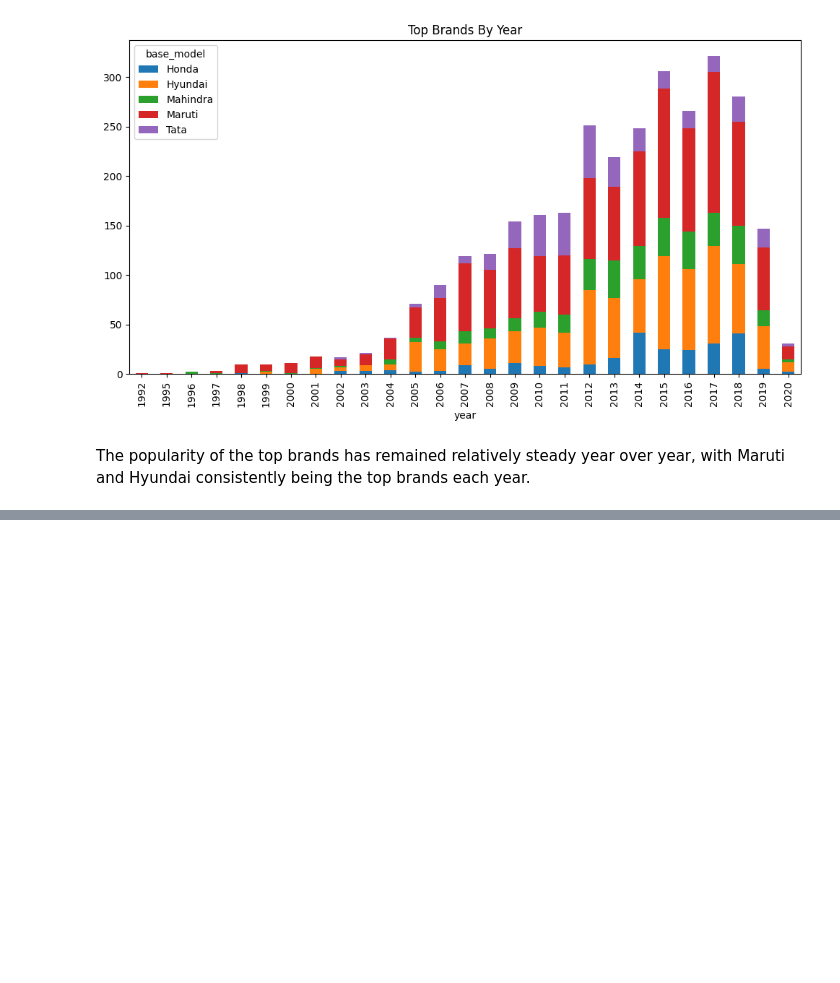
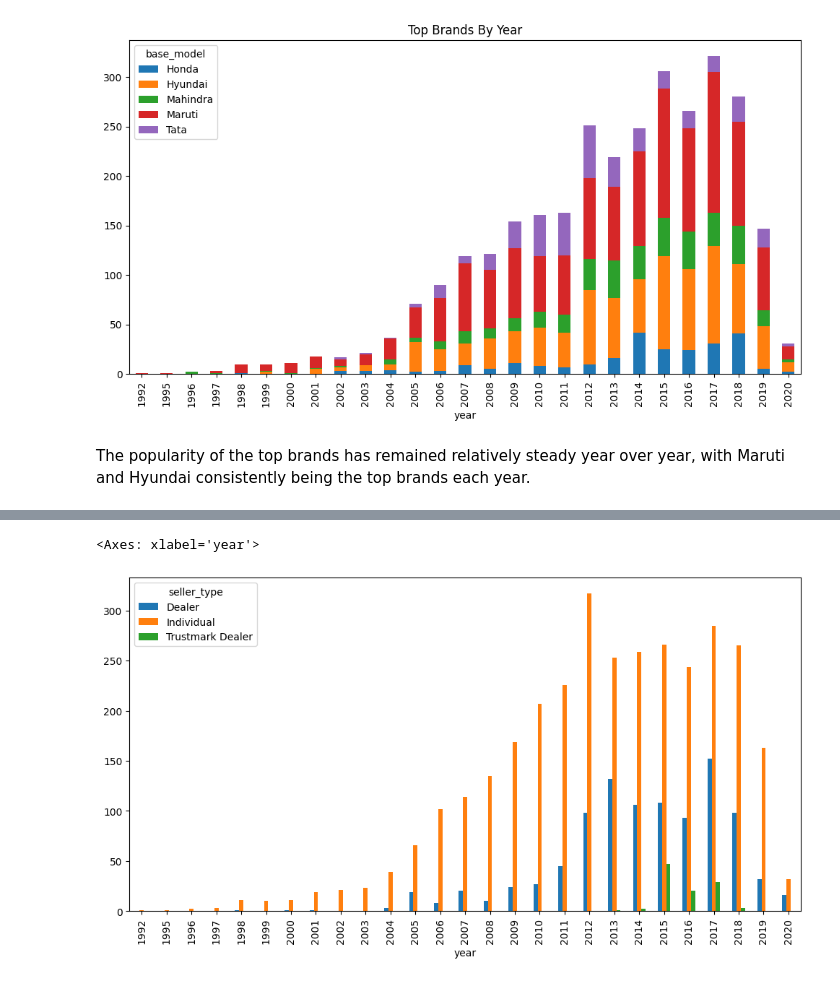
Before and after one commit to leoflewis/631-project-2, a Jupyter notebook: Project-Notebook.ipynb, the cells around one changed output, grey strips where cells are left out. Saved outputs shown, nothing was run; the diff lists cells and outputs as text; code cells hidden in the pictures; blank space fills up the shorter version.

```diff
--- a/Project-Notebook.ipynb
+++ b/Project-Notebook.ipynb
@@ -608,0 +654,7 @@ The popularity of the top brands has remained relatively steady year over year,
+# %%
+seller_year = df.groupby(['year', 'seller_type']).size().unstack()
+# %%
+seller_year.plot(kind = 'bar', figsize = (12, 6), legend = True)
+# %% [output]
+<Axes: xlabel='year'>
+[figure, added]
```
Also changed, not shown: parts of 34 cells of this notebook.
